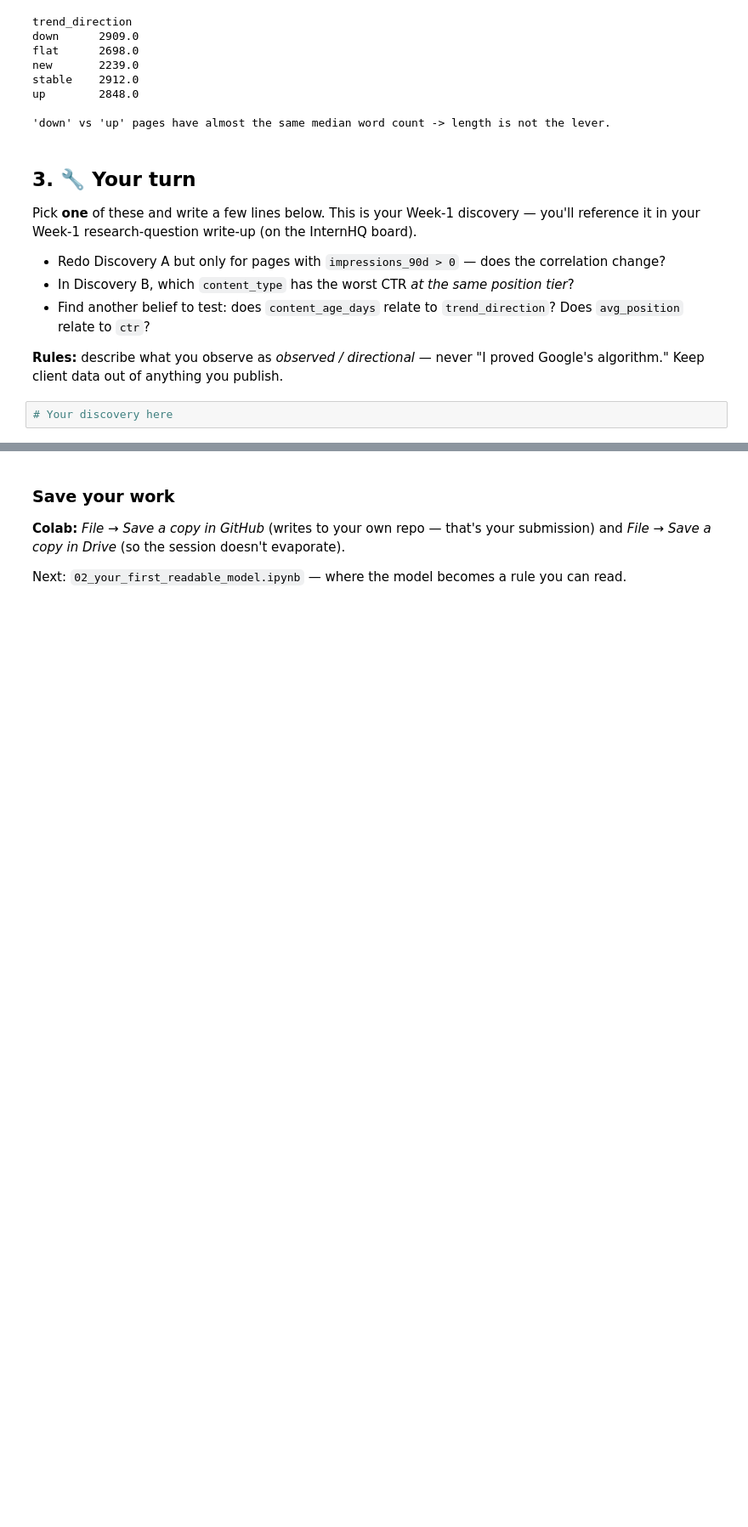
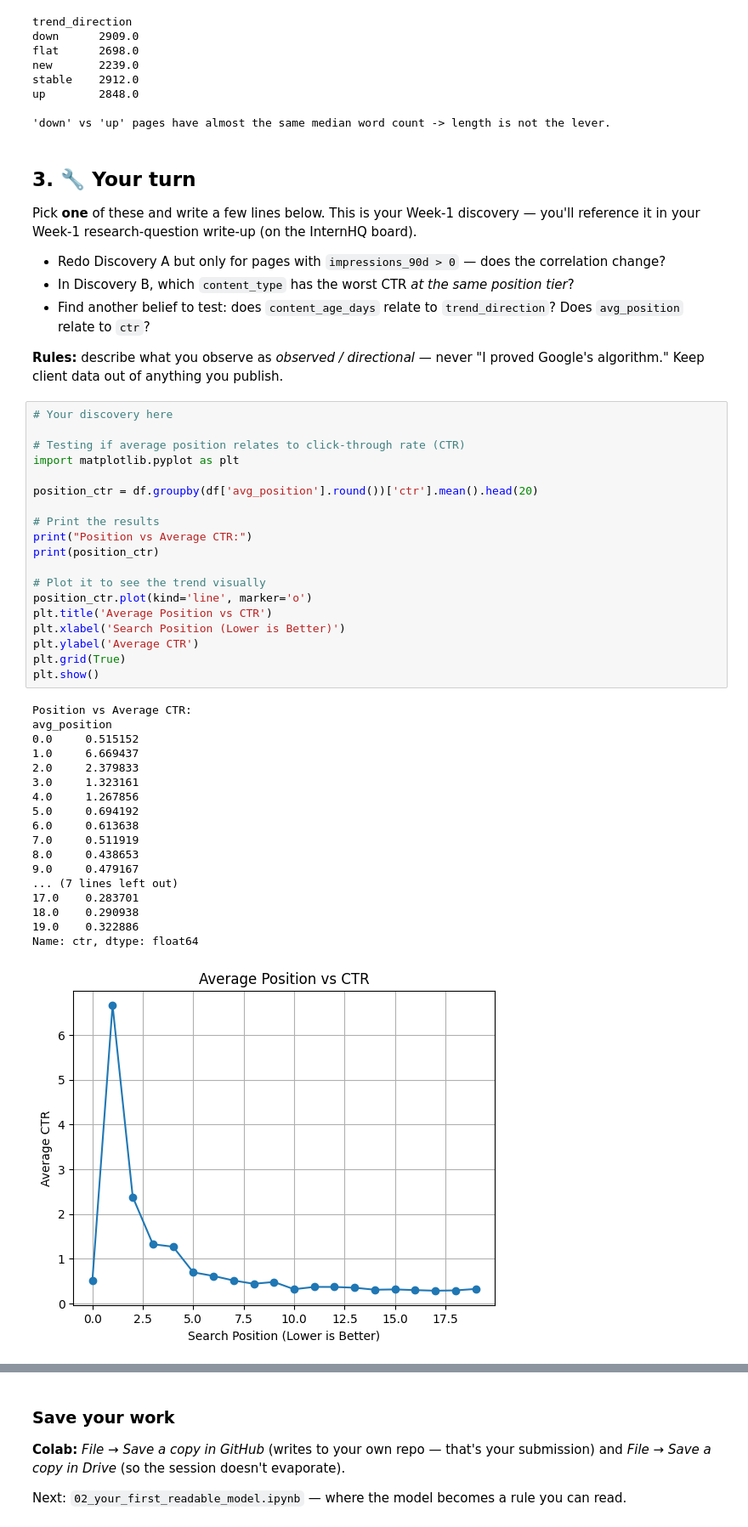
Before and after one commit to phony-developer/ML_01, a Jupyter notebook: notebooks/01_first_look_and_discovery.ipynb, the cells around one changed output, grey strips where cells are left out. Shown at 85% size. Saved outputs shown, nothing was run; the diff lists cells and outputs as text; blank space fills up the shorter version.

```diff
--- a/notebooks/01_first_look_and_discovery.ipynb
+++ b/notebooks/01_first_look_and_discovery.ipynb
@@ -153,5 +153,41 @@ Pick **one** of these and write a few lines below. This is your Week-1 discovery
 - Find another belief to test: does `content_age_days` relate to `trend_direction`? Does `avg_position` relate to `ctr`?
 
 **Rules:** describe what you observe as *observed / directional* — never "I proved Google's algorithm." Keep client data out of anything you publish.
-# %%
-# Your discovery here
+# %%
+# Your discovery here
+
+# Testing if average position relates to click-through rate (CTR)
+import matplotlib.pyplot as plt
+
+position_ctr = df.groupby(df['avg_position'].round())['ctr'].mean().head(20)
+
+# Print the results
+print("Position vs Average CTR:")
+print(position_ctr)
+
+# Plot it to see the trend visually
+position_ctr.plot(kind='line', marker='o')
+plt.title('Average Position vs CTR')
+plt.xlabel('Search Position (Lower is Better)')
+plt.ylabel('Average CTR')
+plt.grid(True)
+plt.show()
+# %% [output]
+Position vs Average CTR:
+avg_position
+0.0     0.515152
+1.0     6.669437
+2.0     2.379833
+3.0     1.323161
+4.0     1.267856
+5.0     0.694192
+6.0     0.613638
+7.0     0.511919
+8.0     0.438653
+9.0     0.479167
+... (7 lines left out)
+17.0    0.283701
+18.0    0.290938
+19.0    0.322886
+Name: ctr, dtype: float64
+[figure, added]
```
Also changed, not shown: parts of 3 cells of this notebook.
